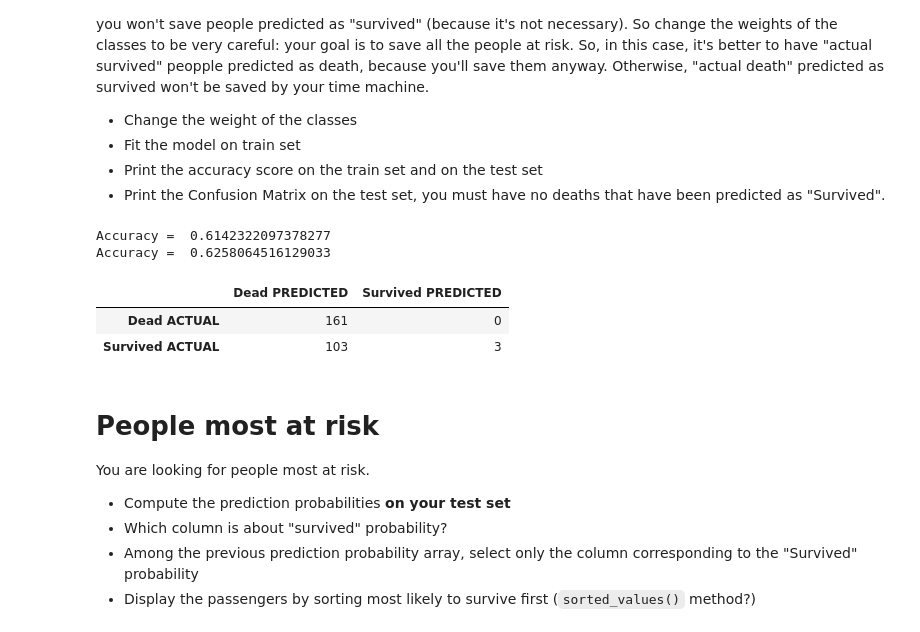
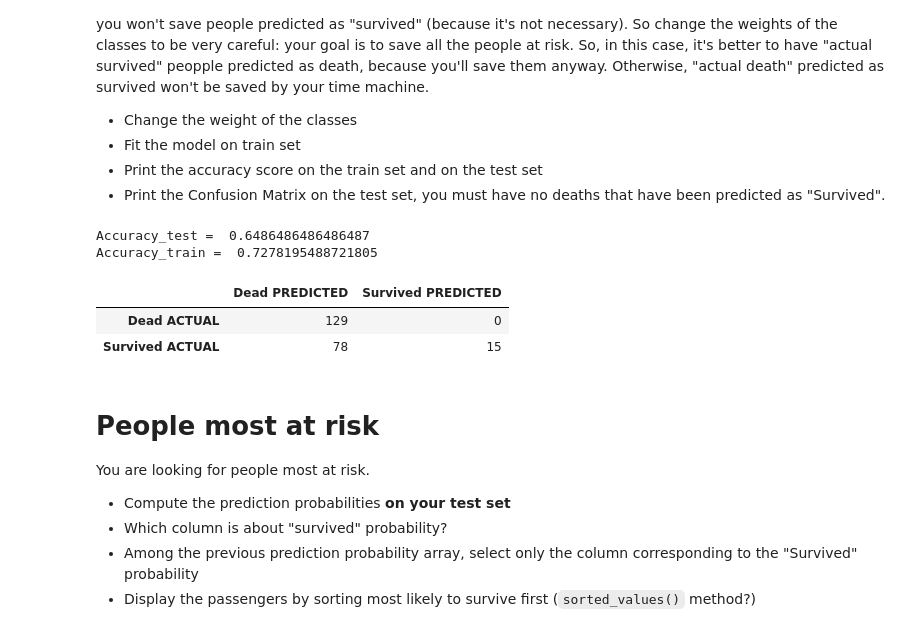
Before and after one commit to Lit3C/machine-learning, a Jupyter notebook: [2.3ML]Classifications_Logistic-Regression.ipynb, the cells around one changed output. Drawn from its saved outputs; the diff is of its cells as text; code cells hidden in the pictures.

```diff
--- a/[2.3ML]Classifications_Logistic-Regression.ipynb
+++ b/[2.3ML]Classifications_Logistic-Regression.ipynb
@@ -127,21 +127,21 @@ With your fancy time machine, you can, and you will save all the people that the
 - Print the Confusion Matrix on the test set, you must have no deaths that have been predicted as "Survived".
 # %%
 # It's up to you to save everybody:
-model = LogisticRegression(class_weight={'Survived': 1, 'Dead': 9})
+model = LogisticRegression(class_weight={'Dead': 9})
 model.fit(X_train, y_train)
 
-print("Accuracy = ", accuracy_score(y_test, model.predict(X_test)))
-print("Accuracy = ", accuracy_score(y_train, model.predict(X_train)))
+print("Accuracy_test = ", accuracy_score(y_test, model.predict(X_test)))
+print("Accuracy_train = ", accuracy_score(y_train, model.predict(X_train)))
 
 pd.DataFrame(confusion_matrix(y_test, model.predict(X_test)),
              index = model.classes_ + " ACTUAL",
              columns = model.classes_ + " PREDICTED")
 # %% [output]
-Accuracy =  0.6142322097378277
-Accuracy =  0.6258064516129033
+Accuracy_test =  0.6486486486486487
+Accuracy_train =  0.7278195488721805
 |  | Dead PREDICTED | Survived PREDICTED |
-| Dead ACTUAL | 161 | 0 |
-| Survived ACTUAL | 103 | 3 |
+| Dead ACTUAL | 129 | 0 |
+| Survived ACTUAL | 78 | 15 |
 # %% [markdown]
 # People most at risk
 
```
Also changed, not shown: parts of 2 cells of this notebook.
